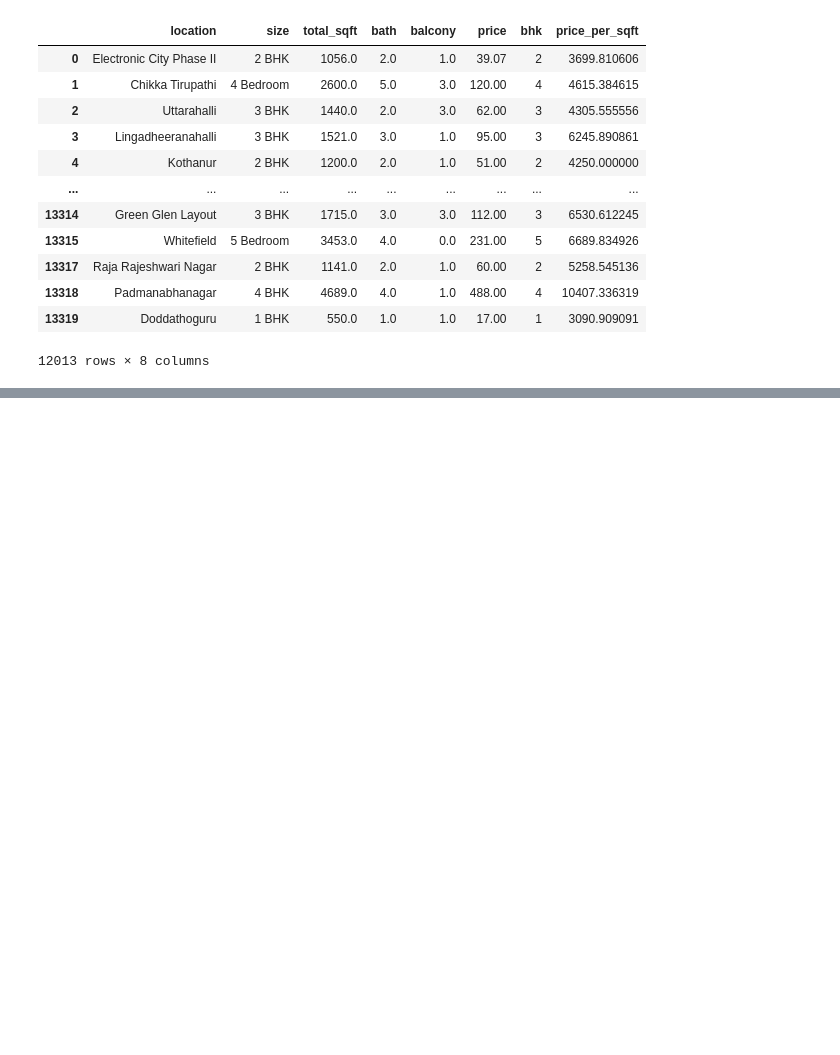
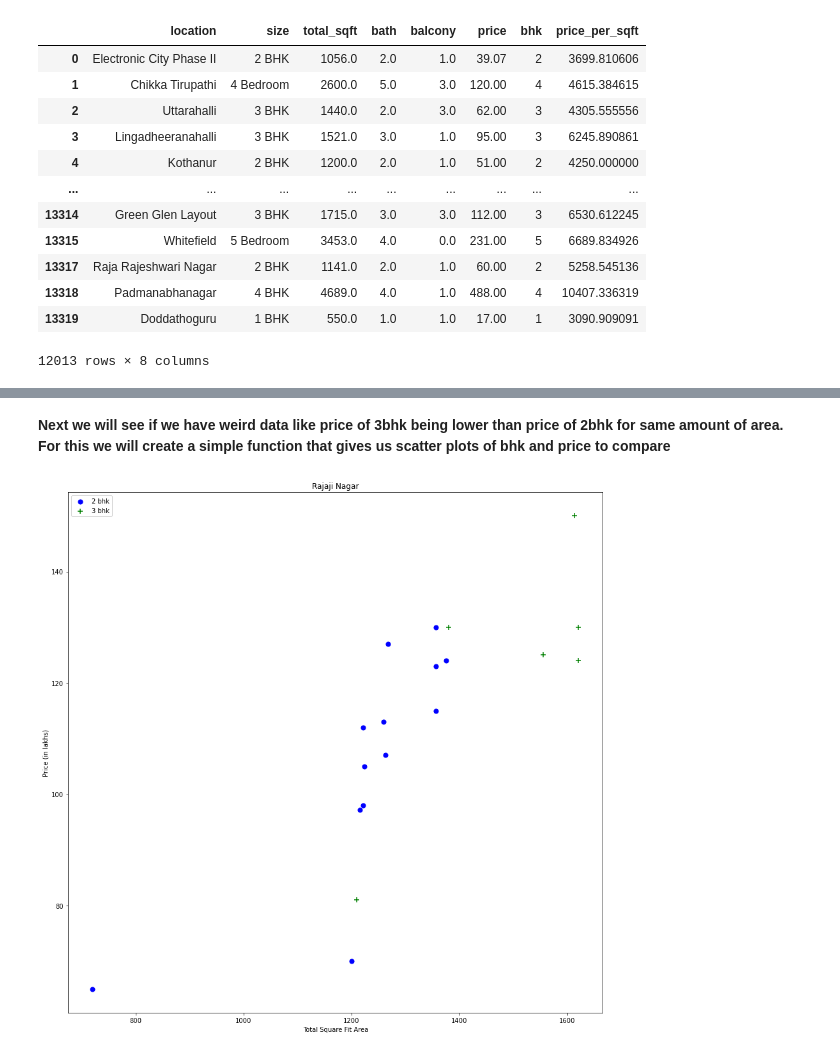
Before and after one commit to ronit1996/machineLearning, a Jupyter notebook: Multi Variate Linear Regression.ipynb, the cells around one changed output, grey strips where cells are left out. Saved outputs shown, nothing was run; the diff lists cells and outputs as text; code cells hidden in the pictures; blank space fills up the shorter version.

```diff
--- a/Multi Variate Linear Regression.ipynb
+++ b/Multi Variate Linear Regression.ipynb
@@ -274,0 +310,5 @@ df8
+# %%
+df9 = df8.copy()
+df9["zscore"] = (df8["price_per_sqft"]-df8["price_per_sqft"].mean())/df8["price_per_sqft"].std()
+df10 = df9[(df9["zscore"]>=-1) & (df9["zscore"]<=1)]
+df10["price_per_sqft"].describe()
@@ -274,0 +342,21 @@ df8
+# %% [markdown]
+<b> Next we will see if we have weird data like price of 3bhk being lower than price of 2bhk for same amount of area. For this we will create a simple function that gives us scatter plots of bhk and price to compare</b>
+# %%
+def plot(location, df, bhk):
+    bhk2 = df[(df["location"]==location) & (df["bhk"]==bhk[0])]
+    bhk3 = df[(df["location"]==location) & (df["bhk"]==bhk[1])]
+    matplotlib.rcParams['figure.figsize'] = (15,15)
+    xAxis = bhk2["total_sqft"]
+    yAxis = bhk2["price"]
+    plt.scatter(xAxis, yAxis, color="blue", label="{} bhk".format(bhk[0]), s=50)
+    xAxis = bhk3["total_sqft"]
+    yAxis = bhk3["price"]
+    plt.scatter(xAxis, yAxis, color="green", marker="+", label="{} bhk".format(bhk[1]), s=50)
+    plt.xlabel("Total Square Fit Area")
+    plt.ylabel("Price (in lakhs)")
+    plt.title(location)
+    plt.legend()
+# %%
+plot("Rajaji Nagar", df10, [2,3])
+# %% [output]
+[figure, added]
```
Also changed, not shown: parts of 48 cells of this notebook.
